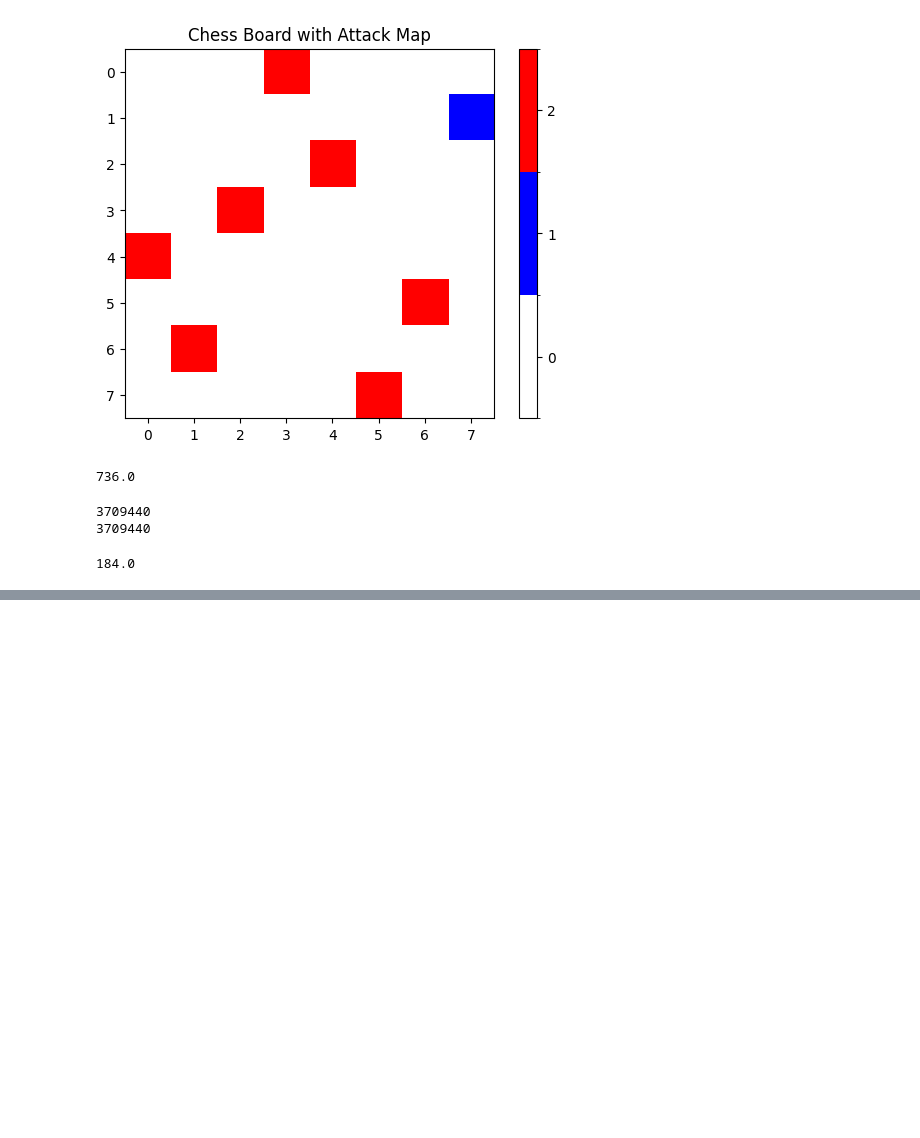
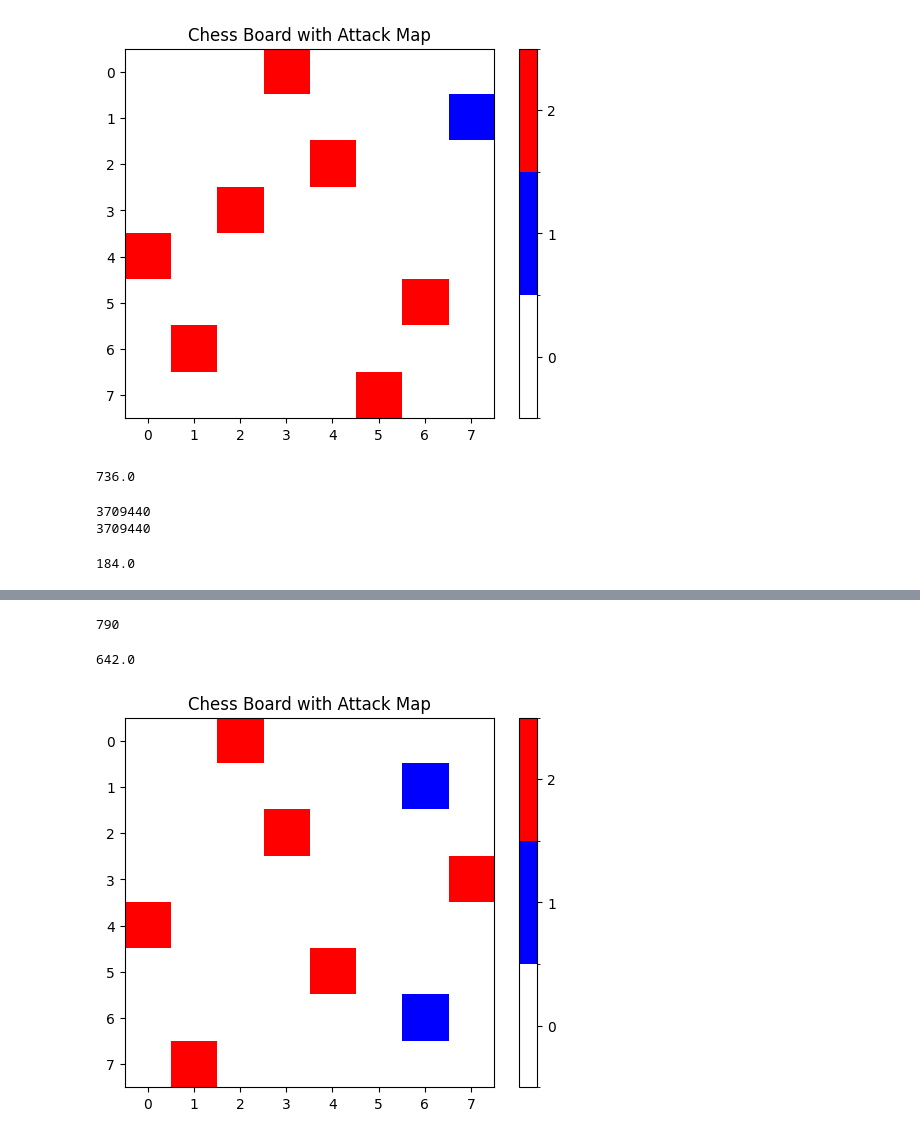
Before and after one commit to Tikhon-Radkevich/EPAM, a Jupyter notebook: combinatorics/knight.ipynb, the cells around one changed output, grey strips where cells are left out. Cells and saved outputs as stored; diff of their text form; code cells hidden in the pictures; blank space fills up the shorter version.

```diff
--- a/combinatorics/knight.ipynb
+++ b/combinatorics/knight.ipynb
@@ -2,10 +2,8 @@
 import numpy as np
 import matplotlib.pyplot as plt
 # %%
-def get_attack_board(board, queens_coords):
-    chess_board = np.zeros((8, 8))
-    for i, j in board:
-        chess_board[i][j] = 1
+def get_attack_board(queens_coords):
+    chess_board = np.ones((8, 8))
     for i, j in queens_coords:
         chess_board[i][j] = 2
     return chess_board
@@ -126,0 +201,18 @@ print(lens_of_boards.count(1))
+# %%
+N = len(good_queens_coords)
+print(N*5)
+# %% [output]
+790
+# %%
+10272/16
+# %% [output]
+642.0
+# %%
+board_idx = 113
+board_to_show = good_boards[board_idx]
+queen_coords_to_show = good_queens_coords[board_idx]
+
+attack_board = get_attack_board(board_to_show, queen_coords_to_show)
+visualize_chess_board(attack_board)
+# %% [output]
+[figure, added]
```
Also changed, not shown: parts of 3 cells of this notebook.
